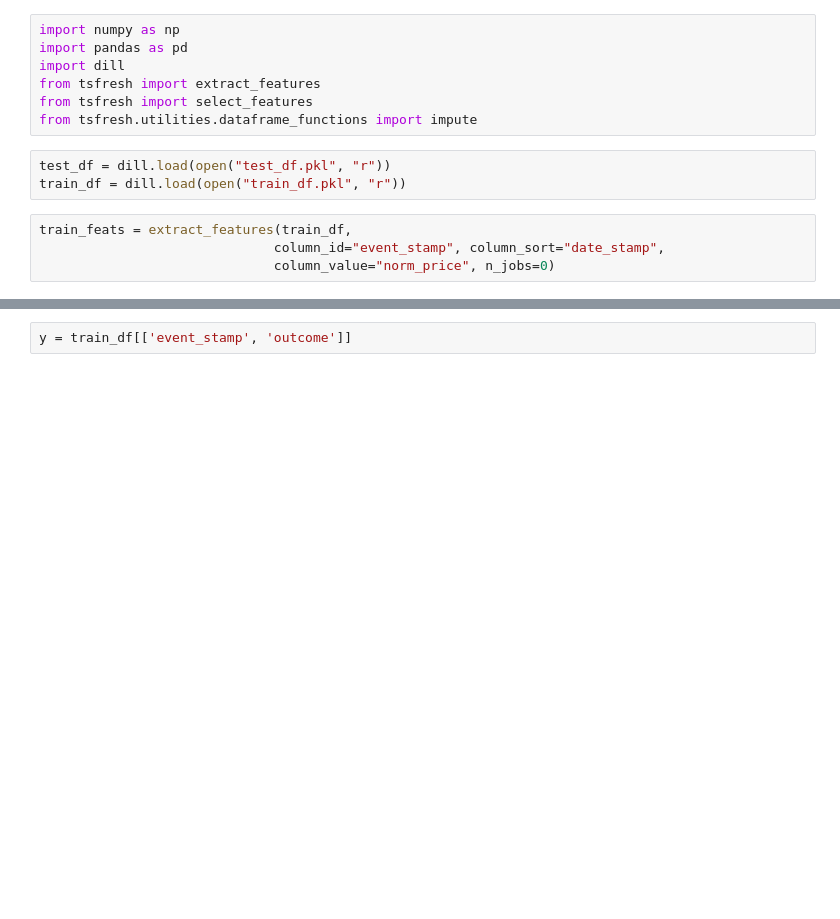
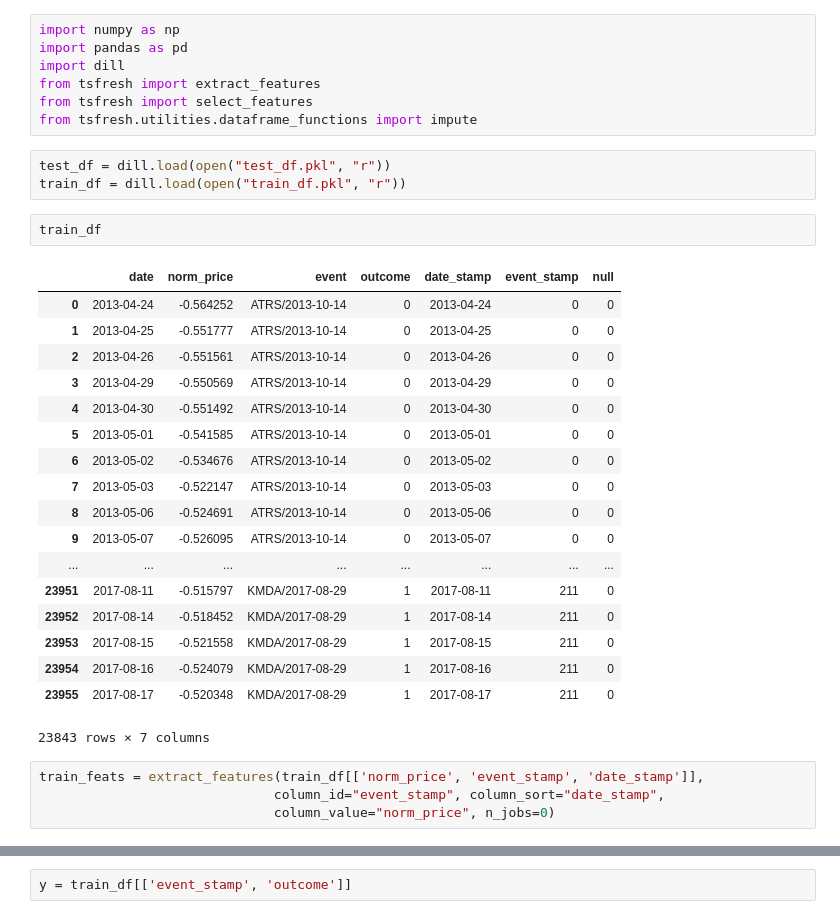
Before and after one commit to BenDavidAaron/FDA-Decision-Stock-Predictor, a Jupyter notebook: Extracting Features.ipynb, the cells around one changed output, grey strips where cells are left out. Saved outputs shown, nothing was run; the diff lists cells and outputs as text; blank space fills up the shorter version.

```diff
--- a/Extracting Features.ipynb
+++ b/Extracting Features.ipynb
@@ -8,7 +8,28 @@ from tsfresh.utilities.dataframe_functions import impute
 # %%
 test_df = dill.load(open("test_df.pkl", "r"))
 train_df = dill.load(open("train_df.pkl", "r"))
+# %%
+train_df
+# %% [output]
+|  | date | norm_price | event | outcome | date_stamp | event_stamp | null |
+| 0 | 2013-04-24 | -0.564252 | ATRS/2013-10-14 | 0 | 2013-04-24 | 0 | 0 |
+| 1 | 2013-04-25 | -0.551777 | ATRS/2013-10-14 | 0 | 2013-04-25 | 0 | 0 |
+| 2 | 2013-04-26 | -0.551561 | ATRS/2013-10-14 | 0 | 2013-04-26 | 0 | 0 |
+| 3 | 2013-04-29 | -0.550569 | ATRS/2013-10-14 | 0 | 2013-04-29 | 0 | 0 |
+| 4 | 2013-04-30 | -0.551492 | ATRS/2013-10-14 | 0 | 2013-04-30 | 0 | 0 |
+| 5 | 2013-05-01 | -0.541585 | ATRS/2013-10-14 | 0 | 2013-05-01 | 0 | 0 |
+| 6 | 2013-05-02 | -0.534676 | ATRS/2013-10-14 | 0 | 2013-05-02 | 0 | 0 |
+| 7 | 2013-05-03 | -0.522147 | ATRS/2013-10-14 | 0 | 2013-05-03 | 0 | 0 |
+| 8 | 2013-05-06 | -0.524691 | ATRS/2013-10-14 | 0 | 2013-05-06 | 0 | 0 |
+| 9 | 2013-05-07 | -0.526095 | ATRS/2013-10-14 | 0 | 2013-05-07 | 0 | 0 |
+| ... | ... | ... | ... | ... | ... | ... | ... |
+| 23951 | 2017-08-11 | -0.515797 | KMDA/2017-08-29 | 1 | 2017-08-11 | 211 | 0 |
+| 23952 | 2017-08-14 | -0.518452 | KMDA/2017-08-29 | 1 | 2017-08-14 | 211 | 0 |
+| 23953 | 2017-08-15 | -0.521558 | KMDA/2017-08-29 | 1 | 2017-08-15 | 211 | 0 |
+| 23954 | 2017-08-16 | -0.524079 | KMDA/2017-08-29 | 1 | 2017-08-16 | 211 | 0 |
+| 23955 | 2017-08-17 | -0.520348 | KMDA/2017-08-29 | 1 | 2017-08-17 | 211 | 0 |
+23843 rows × 7 columns
 # %%
-train_feats = extract_features(train_df,
+train_feats = extract_features(train_df[['norm_price', 'event_stamp', 'date_stamp']],
                               column_id="event_stamp", column_sort="date_stamp",
                               column_value="norm_price", n_jobs=0)
```
Also changed, not shown: parts of 17 cells of this notebook, 2 other files.
